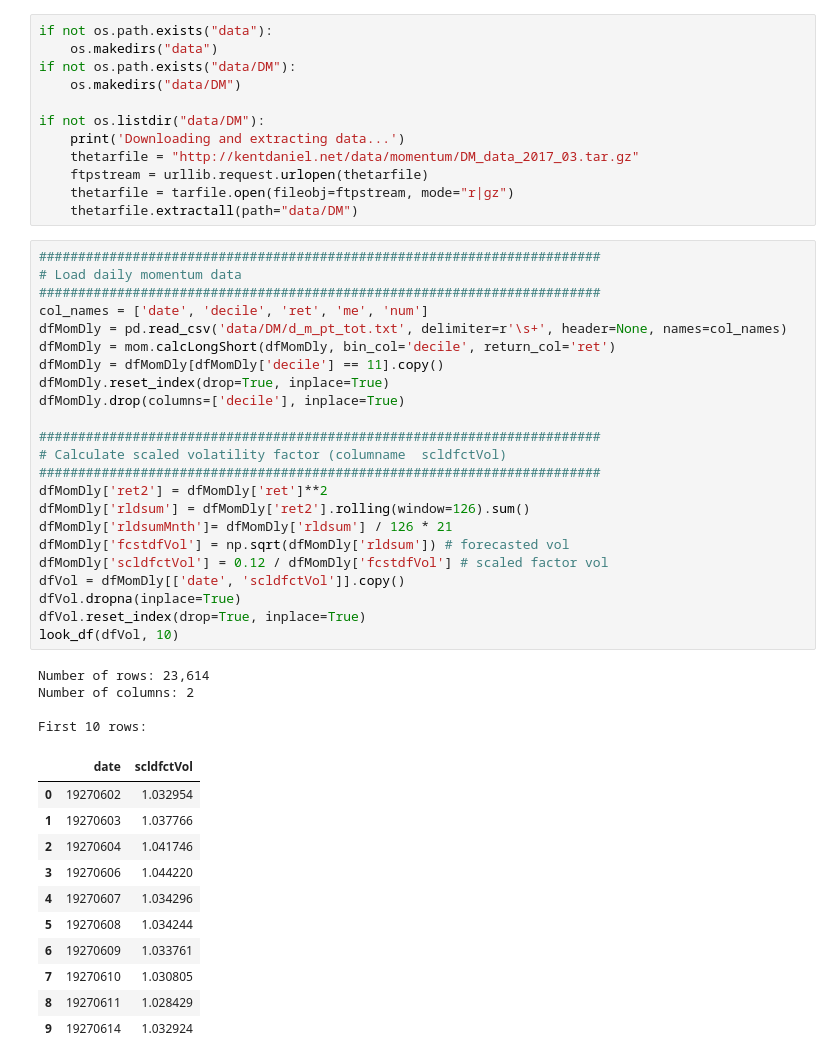
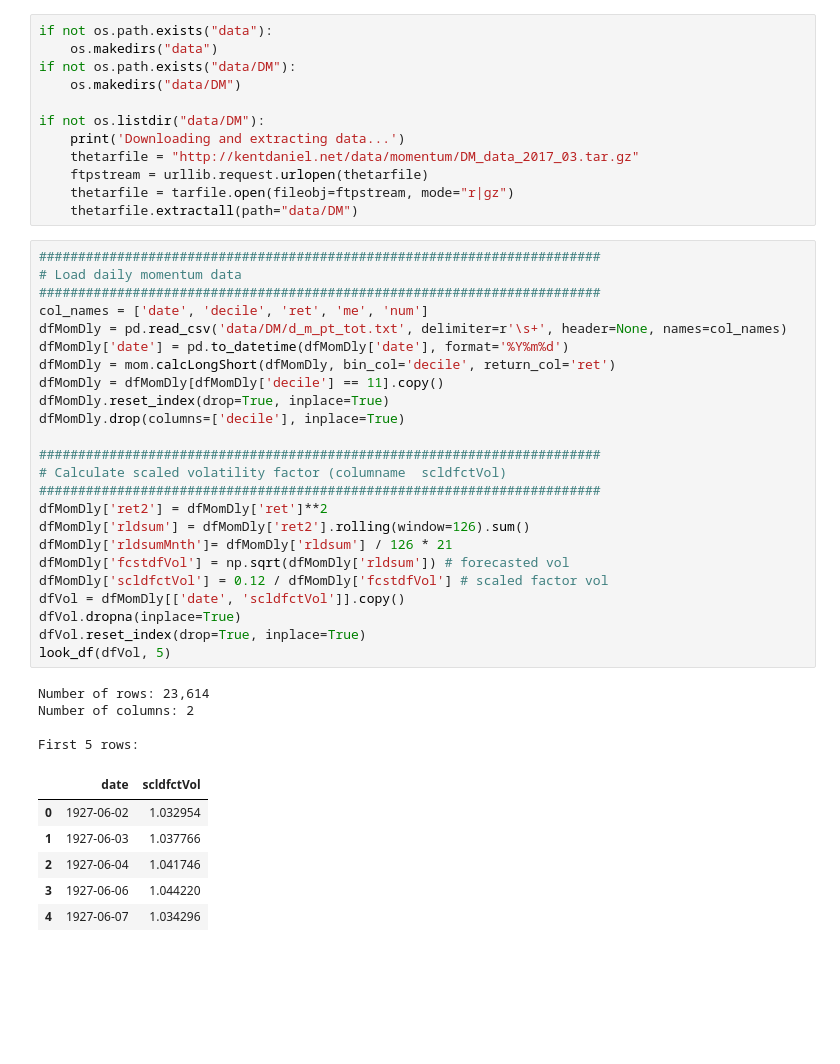
Before and after one commit to knecoch1/qam-mom, a Jupyter notebook: FP_DailyMomentum.ipynb, the cells around one changed output. Saved outputs shown, nothing was run; the diff lists cells and outputs as text; blank space fills up the shorter version.

```diff
--- a/FP_DailyMomentum.ipynb
+++ b/FP_DailyMomentum.ipynb
@@ -28,42 +39,38 @@ if not os.listdir("data/DM"):
 # %%
 ########################################################################
 # Load daily momentum data
 ########################################################################
 col_names = ['date', 'decile', 'ret', 'me', 'num']
 dfMomDly = pd.read_csv('data/DM/d_m_pt_tot.txt', delimiter=r'\s+', header=None, names=col_names)
+dfMomDly['date'] = pd.to_datetime(dfMomDly['date'], format='%Y%m%d')
 dfMomDly = mom.calcLongShort(dfMomDly, bin_col='decile', return_col='ret')
 dfMomDly = dfMomDly[dfMomDly['decile'] == 11].copy()
 dfMomDly.reset_index(drop=True, inplace=True)
 dfMomDly.drop(columns=['decile'], inplace=True)
 
 ########################################################################
 # Calculate scaled volatility factor (columname  scldfctVol)
 ########################################################################
 dfMomDly['ret2'] = dfMomDly['ret']**2
 dfMomDly['rldsum'] = dfMomDly['ret2'].rolling(window=126).sum()
 dfMomDly['rldsumMnth']= dfMomDly['rldsum'] / 126 * 21
 dfMomDly['fcstdfVol'] = np.sqrt(dfMomDly['rldsum']) # forecasted vol
 dfMomDly['scldfctVol'] = 0.12 / dfMomDly['fcstdfVol'] # scaled factor vol
 dfVol = dfMomDly[['date', 'scldfctVol']].copy()
 dfVol.dropna(inplace=True)
 dfVol.reset_index(drop=True, inplace=True)
-look_df(dfVol, 10)
+look_df(dfVol, 5)
 # %% [output]
 Number of rows: 23,614
 Number of columns: 2
 
-First 10 rows:
+First 5 rows:
 |  | date | scldfctVol |
-| 0 | 19270602 | 1.032954 |
-| 1 | 19270603 | 1.037766 |
-| 2 | 19270604 | 1.041746 |
-| 3 | 19270606 | 1.044220 |
-| 4 | 19270607 | 1.034296 |
-| 5 | 19270608 | 1.034244 |
-| 6 | 19270609 | 1.033761 |
-| 7 | 19270610 | 1.030805 |
-| 8 | 19270611 | 1.028429 |
-| 9 | 19270614 | 1.032924 |
+| 0 | 1927-06-02 | 1.032954 |
+| 1 | 1927-06-03 | 1.037766 |
+| 2 | 1927-06-04 | 1.041746 |
+| 3 | 1927-06-06 | 1.044220 |
+| 4 | 1927-06-07 | 1.034296 |
 # %%
 ########################################################################
 # Calculate long short momentum portfolio monthly returns
```
Also changed, not shown: parts of 15 cells of this notebook, 2 other files.
